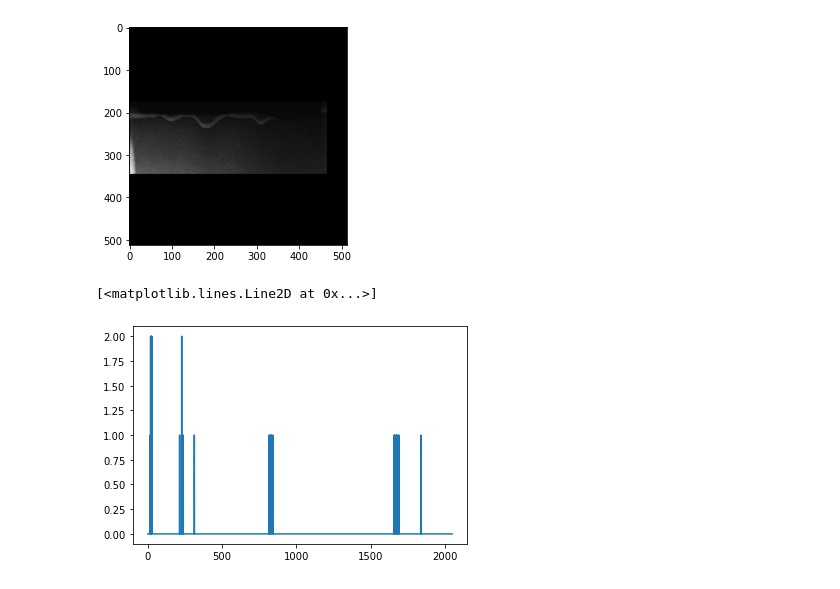
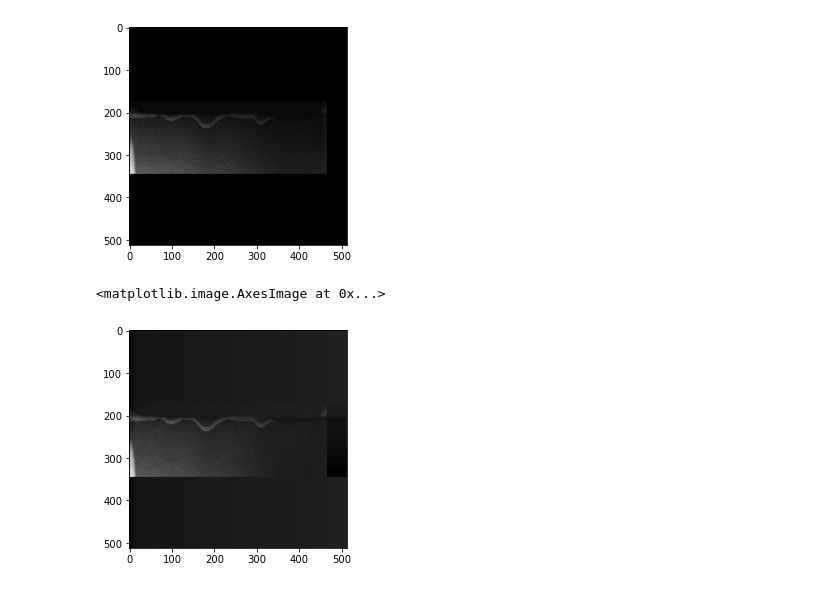
Before and after one commit to paul-voyles/tensor_svd, a Jupyter notebook: tensor_svd/Weighted tensor SVD test.ipynb, the cells around one changed output. Cells and saved outputs as stored; diff of their text form; code cells hidden in the pictures.

```diff
--- a/tensor_svd/Weighted tensor SVD test.ipynb
+++ b/tensor_svd/Weighted tensor SVD test.ipynb
@@ -257,3 +256,7 @@ data = np.asarray(s)
+# %%
+# add a constant background to avoid all-zero entries
+data_bg = data + 0.1
+data_bg_weighted, weights = weighted_tensor(data_bg)
 # %%
 plt.plot(np.sum(np.sum(data,axis=1),axis=1))
 print(data.shape)
@@ -265,8 +268,8 @@ plt.imshow(np.sum(data,axis=0))
 # %% [output]
 <matplotlib.image.AxesImage at 0x...>
 [figure]
-# %%
-plt.plot(data[:,300,300])
-# %% [output]
-[<matplotlib.lines.Line2D at 0x...>]
-[figure, removed]
+# %%
+plt.imshow(np.sum(data_bg_weighted,axis=0))
+# %% [output]
+<matplotlib.image.AxesImage at 0x...>
+[figure, added]
```
Also changed, not shown: parts of 9 cells of this notebook.
